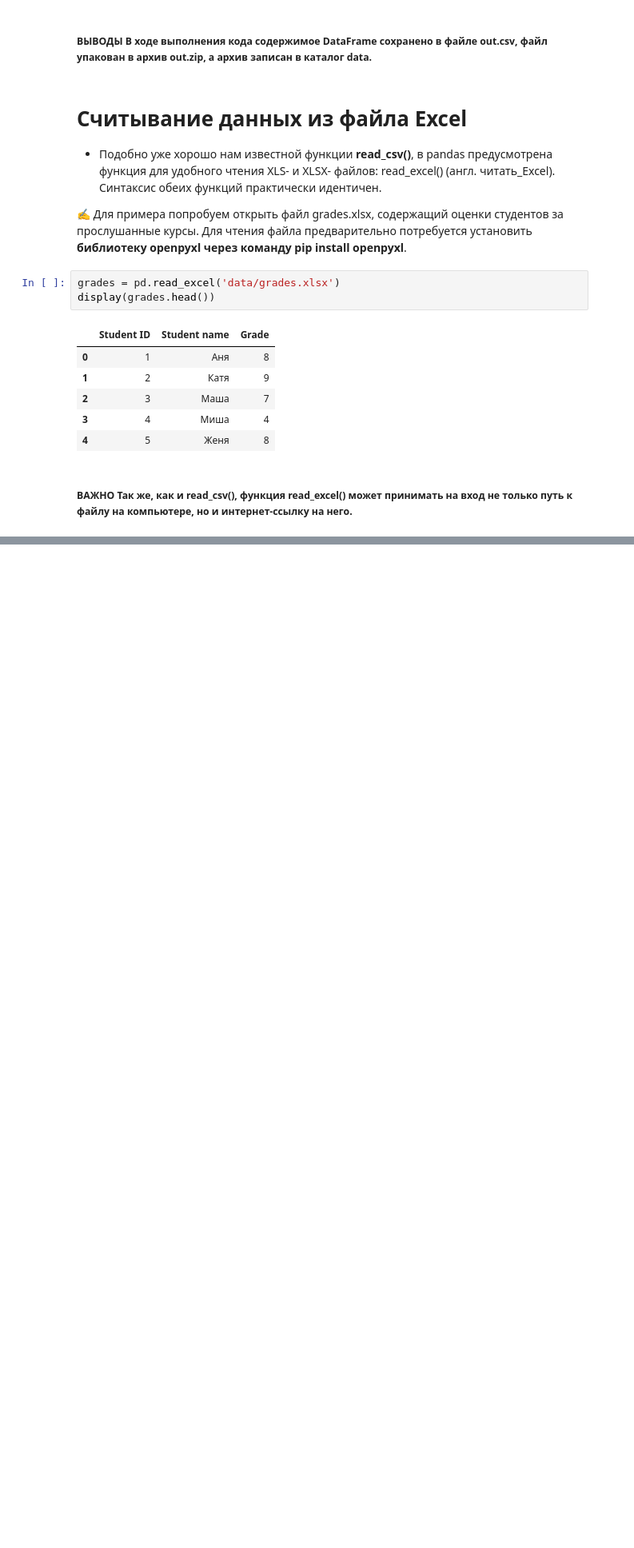
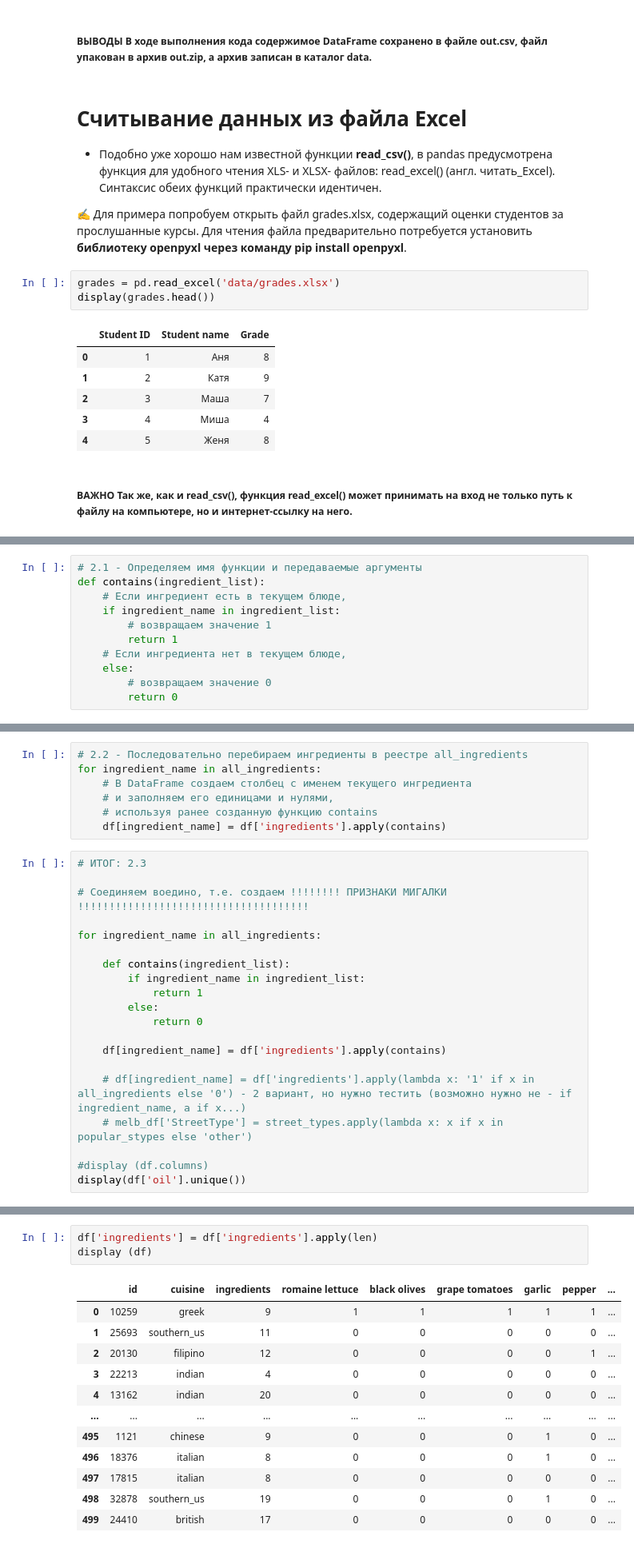
Before and after one commit to Yuri-VN/Working_test, a Jupyter notebook: project_2_Pandas/project_2.Подгрузка_данных.ipynb, the cells around one changed output, grey strips where cells are left out. Shown at 80% size. Saved outputs shown, nothing was run; the diff lists cells and outputs as text; blank space fills up the shorter version.

```diff
--- a/project_2_Pandas/project_2.Подгрузка_данных.ipynb
+++ b/project_2_Pandas/project_2.Подгрузка_данных.ipynb
@@ -246,0 +650,11 @@ display(grades.head())
+# %%
+# 2.1 - Определяем имя функции и передаваемые аргументы
+def contains(ingredient_list):
+    # Если ингредиент есть в текущем блюде,
+    if ingredient_name in ingredient_list:
+        # возвращаем значение 1
+        return 1
+    # Если ингредиента нет в текущем блюде,
+    else:
+        # возвращаем значение 0
+        return 0
@@ -246,0 +663,27 @@ display(grades.head())
+# %%
+# 2.2 - Последовательно перебираем ингредиенты в реестре all_ingredients
+for ingredient_name in all_ingredients:
+    # В DataFrame cоздаем столбец с именем текущего ингредиента
+    # и заполняем его единицами и нулями,
+    # используя ранее созданную функцию contains
+    df[ingredient_name] = df['ingredients'].apply(contains)
+# %%
+# ИТОГ: 2.3
+
+# Соединяем воедино, т.е. создаем !!!!!!!! ПРИЗНАКИ МИГАЛКИ !!!!!!!!!!!!!!!!!!!!!!!!!!!!!!!!!!!!!
+
+for ingredient_name in all_ingredients:
+
+    def contains(ingredient_list):
+        if ingredient_name in ingredient_list:
+            return 1
+        else:
+            return 0
+
+    df[ingredient_name] = df['ingredients'].apply(contains)
+
+    # df[ingredient_name] = df['ingredients'].apply(lambda x: '1' if x in all_ingredients else '0') - 2 вариант, но нужно тестить (возможно нужно не - if ingredient_name, а if x...)
+    # melb_df['StreetType'] = street_types.apply(lambda x: x if x in popular_stypes else 'other')
+
+#display (df.columns)
+display(df['oil'].unique())
@@ -246,0 +694,16 @@ display(grades.head())
+# %%
+df['ingredients'] = df['ingredients'].apply(len)
+display (df)
+# %% [output]
+|  | id | cuisine | ingredients | romaine lettuce | black olives | grape tomatoes | garlic | pepper | ... |
+| 0 | 10259 | greek | 9 | 1 | 1 | 1 | 1 | 1 | ... |
+| 1 | 25693 | southern_us | 11 | 0 | 0 | 0 | 0 | 0 | ... |
+| 2 | 20130 | filipino | 12 | 0 | 0 | 0 | 0 | 1 | ... |
+| 3 | 22213 | indian | 4 | 0 | 0 | 0 | 0 | 0 | ... |
+| 4 | 13162 | indian | 20 | 0 | 0 | 0 | 0 | 0 | ... |
+| ... | ... | ... | ... | ... | ... | ... | ... | ... | ... |
+| 495 | 1121 | chinese | 9 | 0 | 0 | 0 | 1 | 0 | ... |
+| 496 | 18376 | italian | 8 | 0 | 0 | 0 | 1 | 0 | ... |
+| 497 | 17815 | italian | 8 | 0 | 0 | 0 | 0 | 0 | ... |
+| 498 | 32878 | southern_us | 19 | 0 | 0 | 0 | 1 | 0 | ... |
+| 499 | 24410 | british | 17 | 0 | 0 | 0 | 0 | 0 | ... |
```
Also changed, not shown: parts of 122 cells of this notebook, 9 other files.
